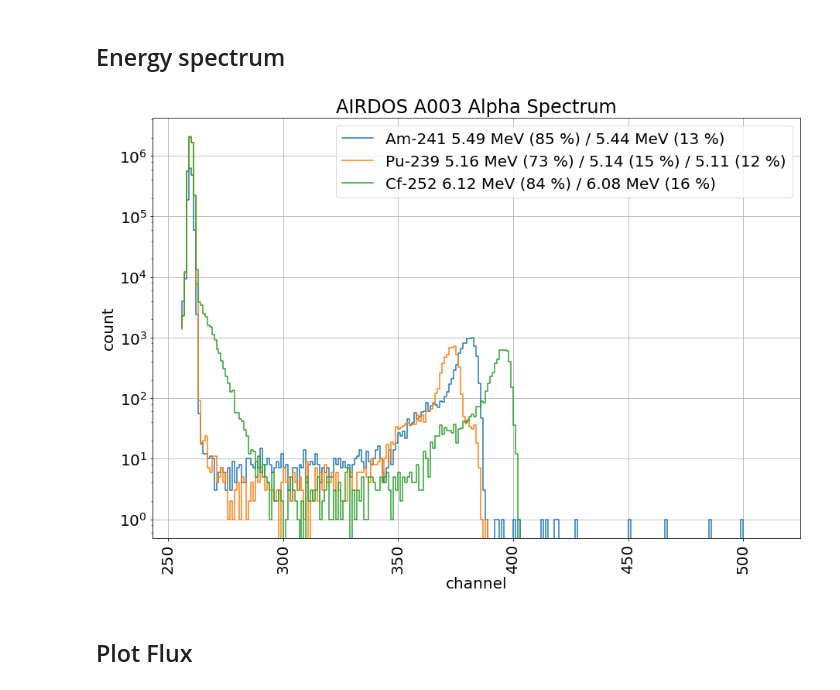
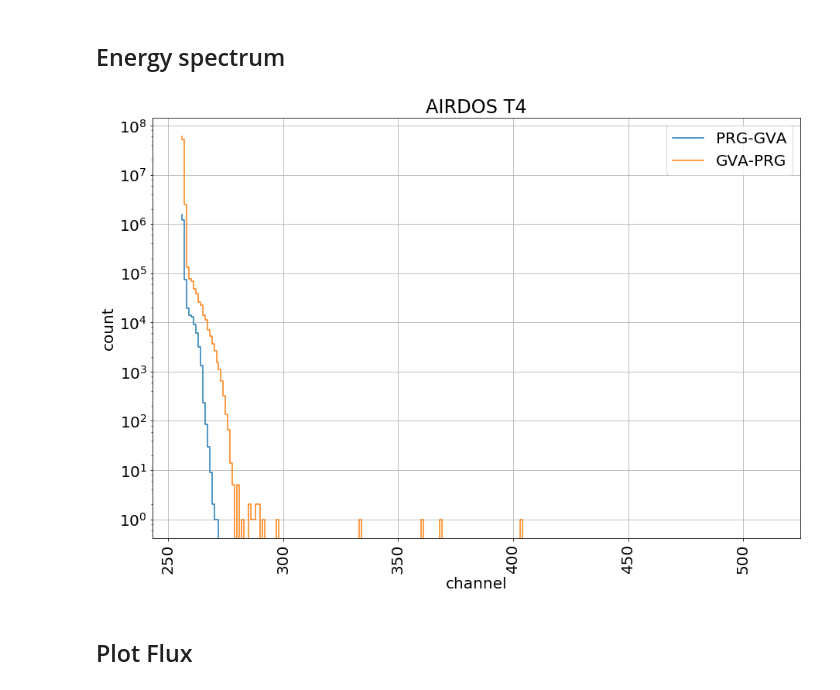
Before and after one commit to ODZ-UJF-AV-CR/AIRDOS-parser, a Jupyter notebook: AIRDOS4_256_calibration.ipynb, the cells around one changed output. Drawn from its saved outputs; the diff is of its cells as text; code cells hidden in the pictures.

```diff
--- a/AIRDOS4_256_calibration.ipynb
+++ b/AIRDOS4_256_calibration.ipynb
@@ -191,9 +193,9 @@ rc.ix[0:,'sum'].plot()
 #e4 = [483,537]
 #e1 = [10,200]
 #e2 = [1500,2270]
-e1 = [10,60]
-e2 = [75,240]
-e3 = [260,500]
+e1 = [1,100]
+e2 = [110,4000]
+e3 = [1,2]
 e4 = [1,2]
 e5 = [1,2]
 
@@ -221,39 +223,43 @@ plt.figure(figsize=(20,5))
 rc['sum'][91:154].plot(c='blue')
 rc['sum'][155:235].plot(c='red')
 rc['sum'][236:296].plot(c='green')
 rc['sum'][300:350].plot(c='yellow')
 '''
 
 LOW_ENERGY = 256
 
 ener1 = rc.ix[e1[0]:e1[1],LOW_ENERGY:513].sum()
 ener2 = rc.ix[e2[0]:e2[1],LOW_ENERGY:513].sum()
 ener3 = rc.ix[e3[0]:e3[1],LOW_ENERGY:513].sum()
 ener4 = rc.ix[e4[0]:e4[1],LOW_ENERGY:513].sum()
 ener5 = rc.ix[e5[0]:e5[1],LOW_ENERGY:513].sum()
 
 plt.figure(figsize=(15,10))
 plt.yscale('log')
 
-plt.plot(ener1, label='Am-241 5.49 MeV (85 %) / 5.44 MeV (13 %)', drawstyle='steps-pre')
-plt.plot(ener2, label='Pu-239 5.16 MeV (73 %) / 5.14 (15 %) / 5.11 (12 %)', drawstyle='steps-pre')
-plt.plot(ener3, label='Cf-252 6.12 MeV (84 %) / 6.08 MeV (16 %)', drawstyle='steps-pre')
+
+plt.plot(ener1, label='PRG-GVA', drawstyle='steps-pre')
+plt.plot(ener2, label='GVA-PRG', drawstyle='steps-pre')
+#plt.plot(ener1, label='Am-241 5.49 MeV (85 %) / 5.44 MeV (13 %)', drawstyle='steps-pre')
+#plt.plot(ener2, label='Pu-239 5.16 MeV (73 %) / 5.14 (15 %) / 5.11 (12 %)', drawstyle='steps-pre')
+#plt.plot(ener3, label='Cf-252 6.12 MeV (84 %) / 6.08 MeV (16 %)', drawstyle='steps-pre')
 #plt.plot(ener1,  drawstyle='steps-pre')
 #plt.plot(ener2,  drawstyle='steps-pre')
 #plt.plot(ener3,  drawstyle='steps-pre')
 #plt.plot(ener4, label='Am-241 5.49 MeV colim.',  drawstyle='steps-pre')
 #plt.plot(ener5, label='Am-241 5.49 MeV colim.',  drawstyle='steps-pre')
-#plt.ylim([0,7000])
+#plt.ylim([0,20000])
 #plt.xlim([600,750])
 plt.legend()
-plt.title('AIRDOS A003 Alpha Spectrum')
+plt.title('AIRDOS T4')
+#plt.title('AIRDOS T4 Alpha Spectrum')
 plt.xlabel('channel')
 plt.ylabel('count')
 #plt.xticks(range(500,1030,10))
 plt.xticks(rotation=90)
 plt.grid()
 # %% [output]
-[figure, old version]
+[figure, new version]
 # %% [markdown]
 ## Plot Flux
 # %%
```
Also changed, not shown: parts of 8 cells of this notebook, 3 other files.
